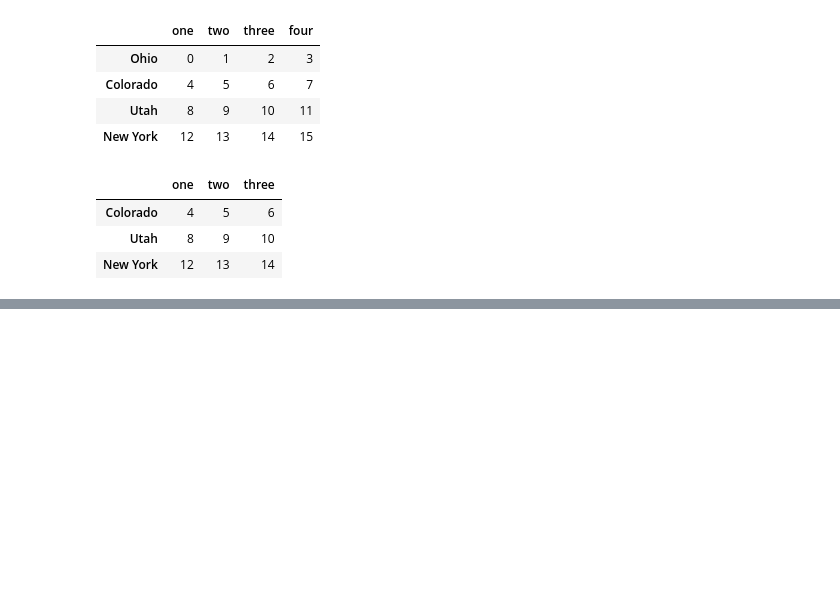
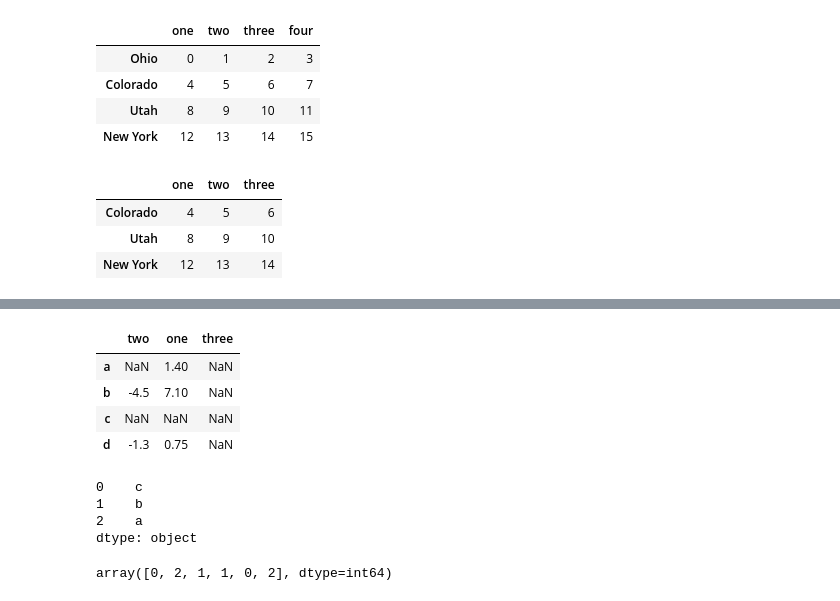
Before and after one commit to ercsssn/data-analysis-notes, a Jupyter notebook: pfda.ipynb, the cells around one changed output, grey strips where cells are left out. Drawn from its saved outputs; the diff is of its cells as text; code cells hidden in the pictures; blank space fills up the shorter version.

```diff
--- a/pfda.ipynb
+++ b/pfda.ipynb
@@ -277,0 +304,3 @@ data.iloc[:, :3][data.three > 5]
+# %%
+df = pd.DataFrame([[1.4, np.nan], [7.1, -4.5], [np.nan, np.nan], [0.75, -1.3]], index=['a', 'b', 'c', 'd'], columns=['one', 'two'])
+df
@@ -277,0 +313,21 @@ data.iloc[:, :3][data.three > 5]
+# %%
+df.reindex(columns = ['two','one','three'])
+# %% [output]
+|  | two | one | three |
+| a | NaN | 1.40 | NaN |
+| b | -4.5 | 7.10 | NaN |
+| c | NaN | NaN | NaN |
+| d | -1.3 | 0.75 | NaN |
+# %%
+to_match = pd.Series(['c', 'a', 'b', 'b', 'c', 'a'])
+unique_vals = pd.Series(['c', 'b', 'a'])
+unique_vals
+# %% [output]
+0    c
+1    b
+2    a
+dtype: object
+# %%
+pd.Index(unique_vals).get_indexer(to_match)
+# %% [output]
+array([0, 2, 1, 1, 0, 2], dtype=int64)
```
Also changed, not shown: parts of 4 cells of this notebook.
